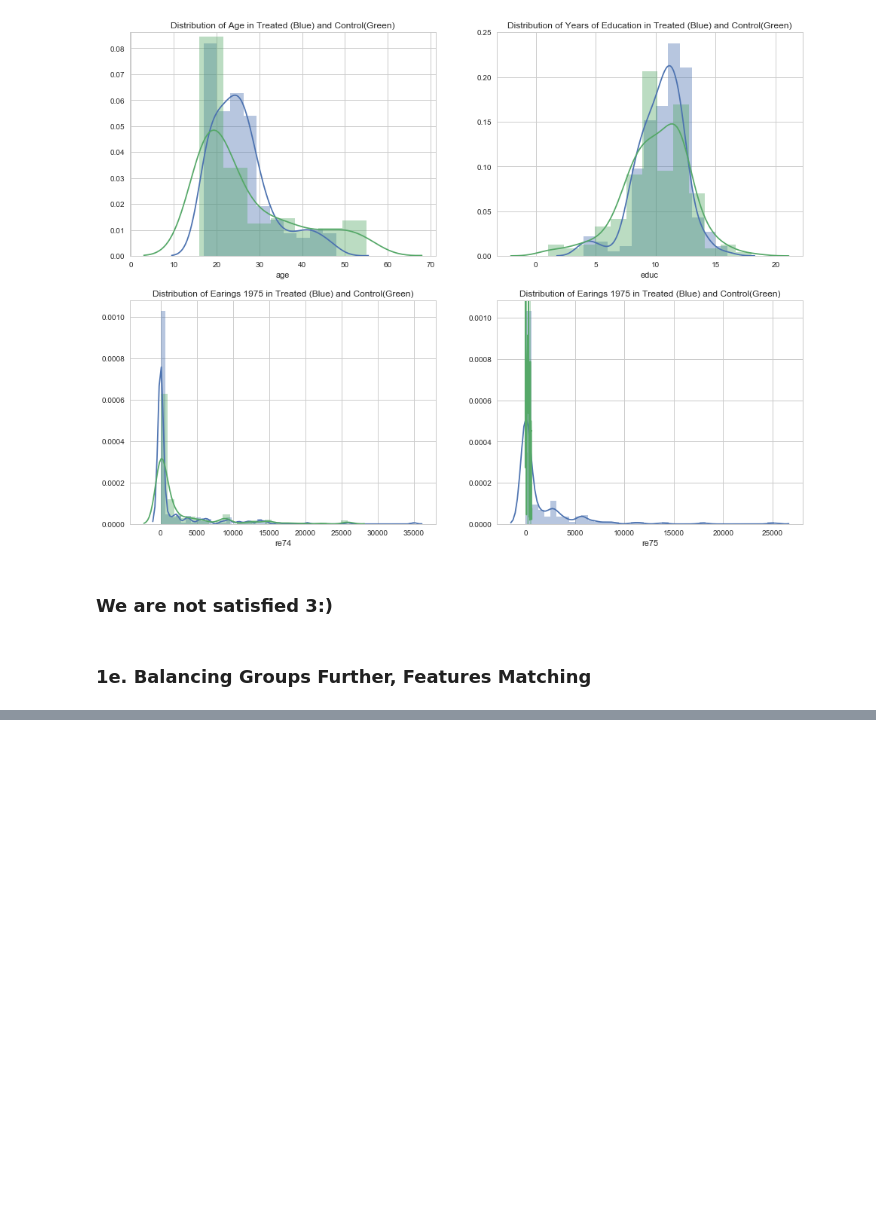
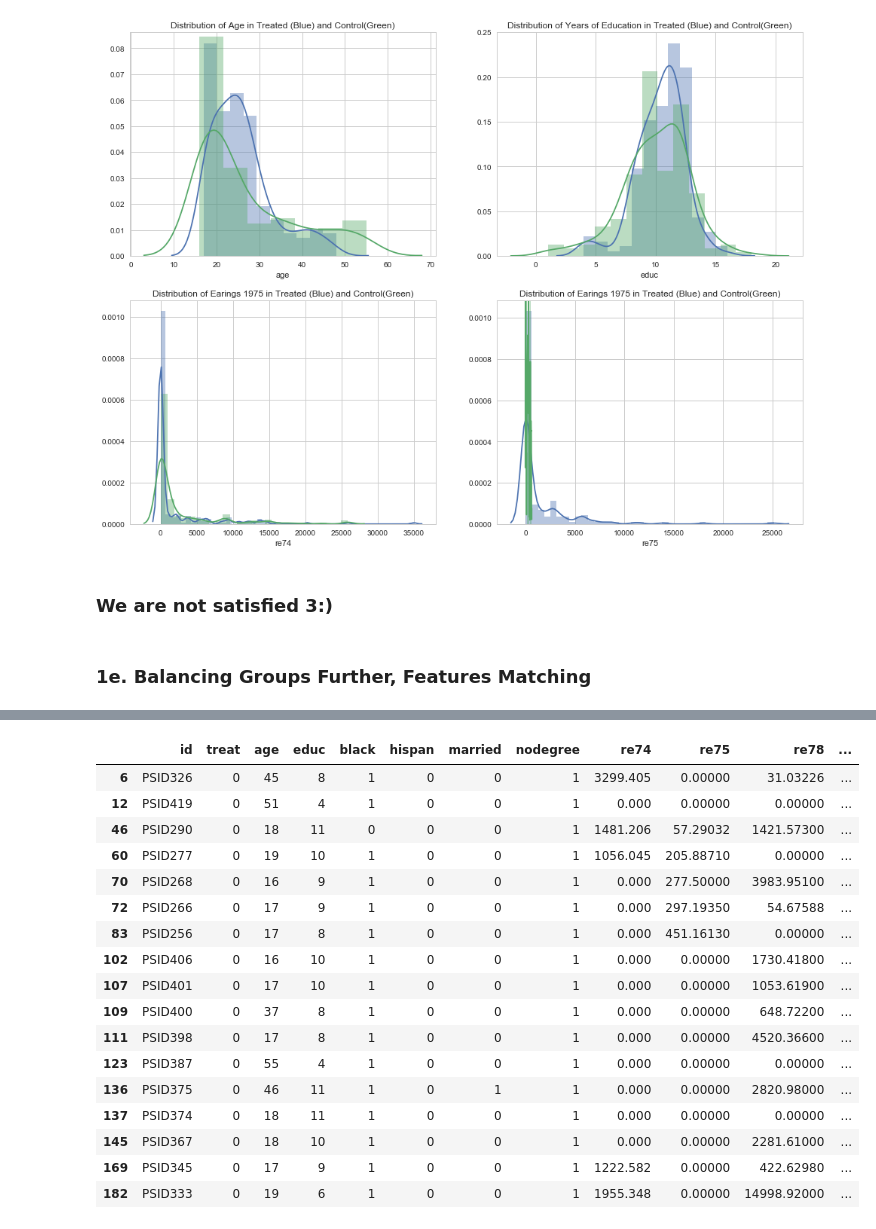
Before and after one commit to sanadhis/ADA-2017, a Jupyter notebook: 04 - Applied ML/Homework04.ipynb, the cells around one changed output, grey strips where cells are left out. Drawn from its saved outputs; the diff is of its cells as text; code cells hidden in the pictures; blank space fills up the shorter version.

```diff
--- a/04 - Applied ML/Homework04.ipynb
+++ b/04 - Applied ML/Homework04.ipynb
@@ -593,3 +593,6 @@ ax4.set_title("Distribution of Earings 1975 in Treated (Blue) and Control(Green)
 ### We are not satisfied 3:)
 # %% [markdown]
 ### 1e. Balancing Groups Further, Features Matching
+# %%
+x = (df_control.reset_index().loc[((df_control.reset_index())["black"] == (df_treated.reset_index())["black"])])
+x.head(5)
@@ -595,0 +606,3 @@ ax4.set_title("Distribution of Earings 1975 in Treated (Blue) and Control(Green)
+# %%
+y = (df_treated.reset_index().loc[((df_treated.reset_index())["black"] == (df_control.reset_index())["black"])])
+y.head(5)
@@ -595,0 +616,21 @@ ax4.set_title("Distribution of Earings 1975 in Treated (Blue) and Control(Green)
+# %%
+(x.loc[(x["hispan"] == y["hispan"]) & (x["married"]==y["married"]) & (x["nodegree"]==y["nodegree"])])
+# %% [output]
+|  | id | treat | age | educ | black | hispan | married | nodegree | re74 | re75 | re78 | ... |
+| 6 | PSID326 | 0 | 45 | 8 | 1 | 0 | 0 | 1 | 3299.405 | 0.00000 | 31.03226 | ... |
+| 12 | PSID419 | 0 | 51 | 4 | 1 | 0 | 0 | 1 | 0.000 | 0.00000 | 0.00000 | ... |
+| 46 | PSID290 | 0 | 18 | 11 | 0 | 0 | 0 | 1 | 1481.206 | 57.29032 | 1421.57300 | ... |
+| 60 | PSID277 | 0 | 19 | 10 | 1 | 0 | 0 | 1 | 1056.045 | 205.88710 | 0.00000 | ... |
+| 70 | PSID268 | 0 | 16 | 9 | 1 | 0 | 0 | 1 | 0.000 | 277.50000 | 3983.95100 | ... |
+| 72 | PSID266 | 0 | 17 | 9 | 1 | 0 | 0 | 1 | 0.000 | 297.19350 | 54.67588 | ... |
+| 83 | PSID256 | 0 | 17 | 8 | 1 | 0 | 0 | 1 | 0.000 | 451.16130 | 0.00000 | ... |
+| 102 | PSID406 | 0 | 16 | 10 | 1 | 0 | 0 | 1 | 0.000 | 0.00000 | 1730.41800 | ... |
+| 107 | PSID401 | 0 | 17 | 10 | 1 | 0 | 0 | 1 | 0.000 | 0.00000 | 1053.61900 | ... |
+| 109 | PSID400 | 0 | 37 | 8 | 1 | 0 | 0 | 1 | 0.000 | 0.00000 | 648.72200 | ... |
+| 111 | PSID398 | 0 | 17 | 8 | 1 | 0 | 0 | 1 | 0.000 | 0.00000 | 4520.36600 | ... |
+| 123 | PSID387 | 0 | 55 | 4 | 1 | 0 | 0 | 1 | 0.000 | 0.00000 | 0.00000 | ... |
+| 136 | PSID375 | 0 | 46 | 11 | 1 | 0 | 1 | 1 | 0.000 | 0.00000 | 2820.98000 | ... |
+| 137 | PSID374 | 0 | 18 | 11 | 1 | 0 | 0 | 1 | 0.000 | 0.00000 | 0.00000 | ... |
+| 145 | PSID367 | 0 | 18 | 10 | 1 | 0 | 0 | 1 | 0.000 | 0.00000 | 2281.61000 | ... |
+| 169 | PSID345 | 0 | 17 | 9 | 1 | 0 | 0 | 1 | 1222.582 | 0.00000 | 422.62980 | ... |
+| 182 | PSID333 | 0 | 19 | 6 | 1 | 0 | 0 | 1 | 1955.348 | 0.00000 | 14998.92000 | ... |
```
Also changed, not shown: parts of 3 cells of this notebook.
